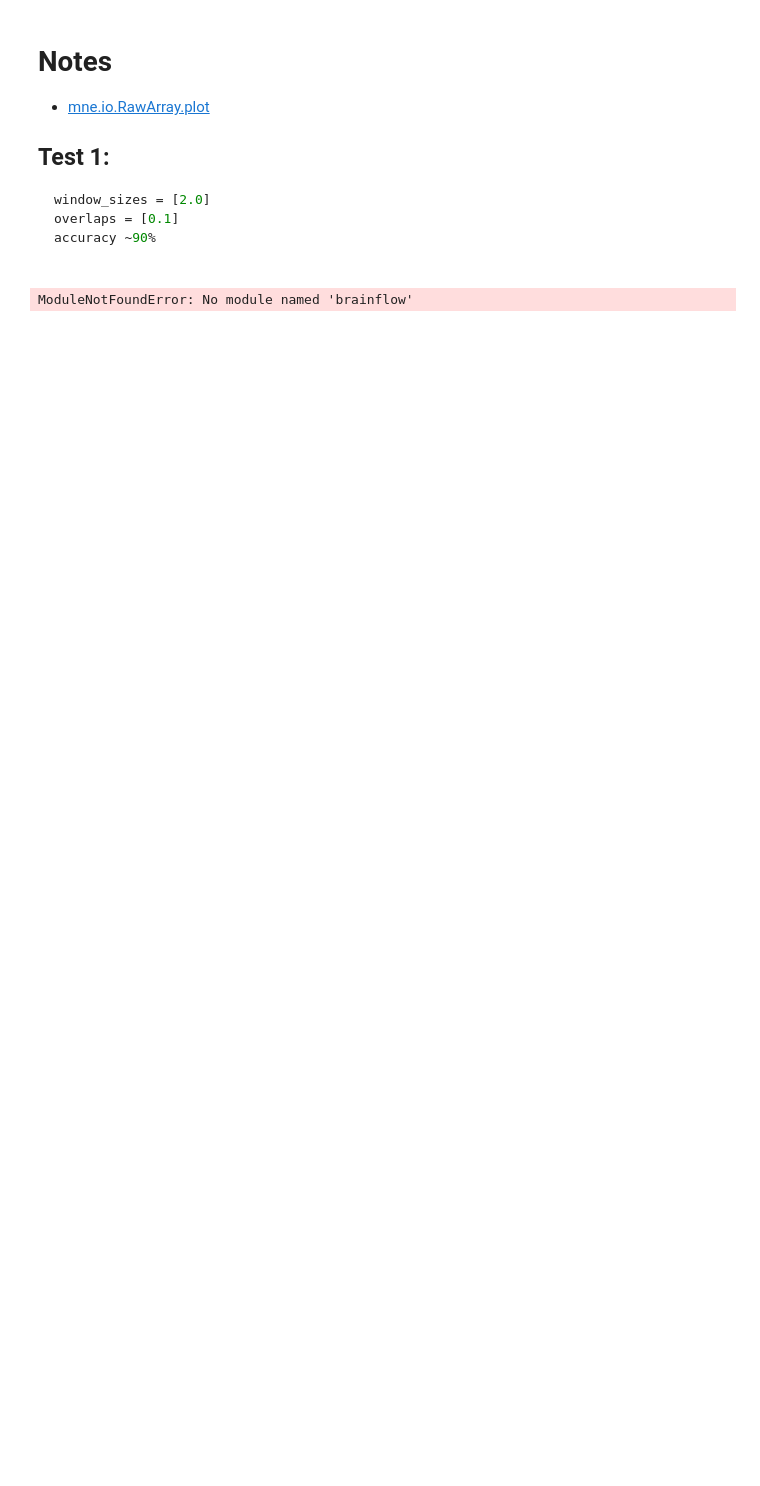
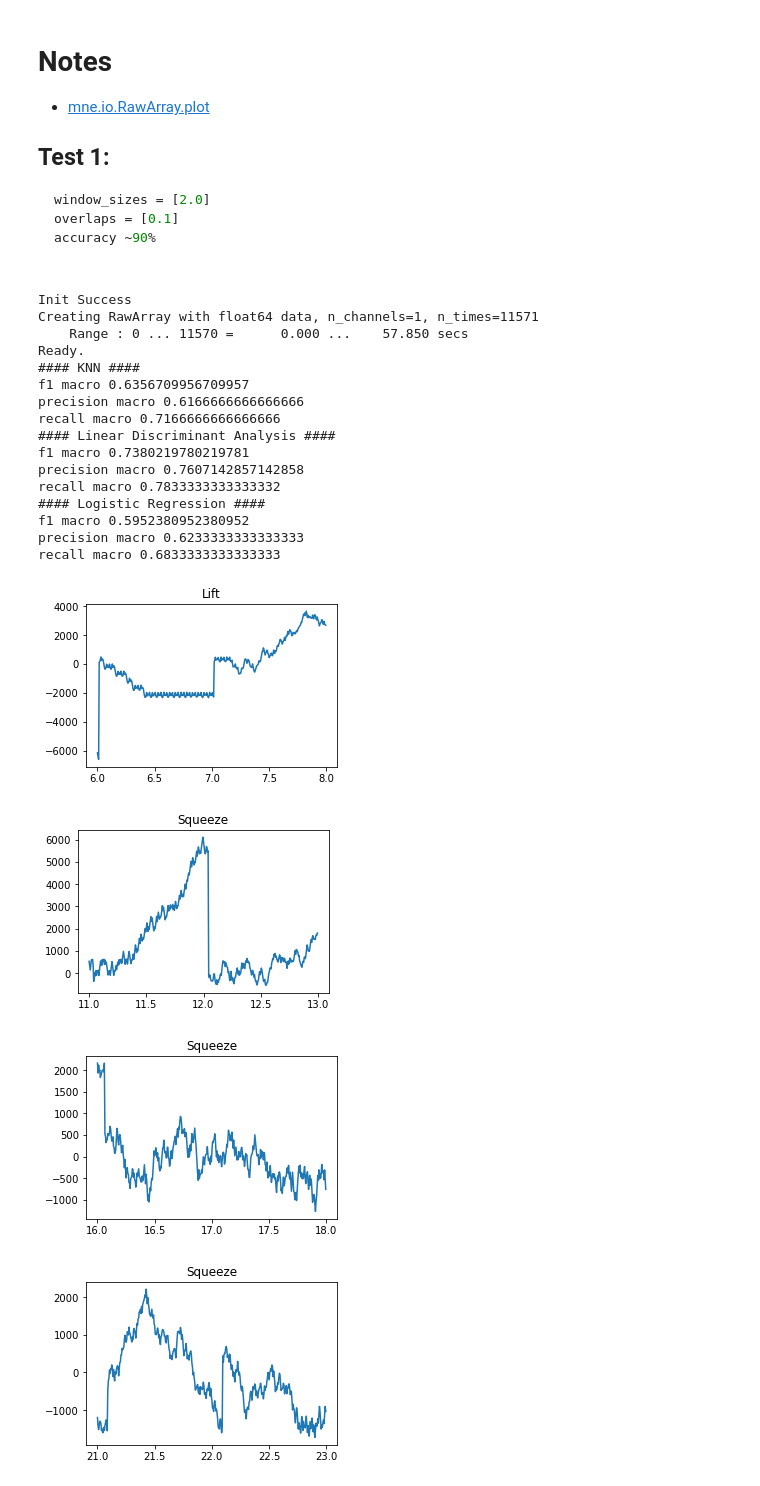
Before and after one commit to htil/PhysioGo, a Jupyter notebook: PhyisoLearn.ipynb, the cells around one changed output. Saved outputs shown, nothing was run; the diff lists cells and outputs as text; code cells hidden in the pictures; blank space fills up the shorter version.

Commit message:
Jupyter is working on my machine
Did some rough testing of my data. I trained with some real bad data, will do some more in the morning for now its time for bed.

```diff
--- a/PhyisoLearn.ipynb
+++ b/PhyisoLearn.ipynb
@@ -233,34 +233,53 @@ class PhysioLearn:
         scores = cross_val_score(model, data[0], data[1], cv=5, scoring='recall_macro', n_jobs=8)
         print('recall macro %s' % str(scores.mean()))
 
 
     def train_lda(self, data):
         model = LinearDiscriminantAnalysis()
         print('#### Linear Discriminant Analysis ####')
         scores = cross_val_score(model, data[0], data[1], cv=5, scoring='f1_macro', n_jobs=8)
         print('f1 macro %s' % str(scores.mean()))
         scores = cross_val_score(model, data[0], data[1], cv=5, scoring='precision_macro', n_jobs=8)
         print('precision macro %s' % str(scores.mean()))
         scores = cross_val_score(model, data[0], data[1], cv=5, scoring='recall_macro', n_jobs=8)
         print('recall macro %s' % str(scores.mean()))
         model.fit(data[0], data[1])
         #self.saveObject(model, "models/lda-emg-lift.pkl")
 
 
 def main():
     event_mapping = {'Rest': 100, 'Lift': 99, 'Squeeze': 98}
     #learn = PhysioLearn(1, "emg", event_mapping, "data/events-gen-cleaned-eve.txt")
-    learn = PhysioLearn("Crawford_EMG_Model", 1, "emg", event_mapping)
-    learn.readFile("data/trial1.csv")
-    learn.createEvents("data/crawfordTEST_events.txt")
+    learn = PhysioLearn("Brisaac_EMG_Model", 1, "emg", event_mapping)
+    learn.readFile("data/B1.csv")
+    learn.createEvents("data/lil_breezy.txt")
     learn.plotEvents(2)
     dataset = learn.featureExtraction([2.0], [0.1])
 
     # Train Model
     learn.train_knn(dataset, 1)
     learn.train_lda(dataset)
     learn.train_regression(dataset)
 
 main()
 # %% [output]
-ModuleNotFoundError: No module named 'brainflow'
+Init Success
+Creating RawArray with float64 data, n_channels=1, n_times=11571
+    Range : 0 ... 11570 =      0.000 ...    57.850 secs
+Ready.
+#### KNN ####
+f1 macro 0.6356709956709957
+precision macro 0.6166666666666666
+recall macro 0.7166666666666666
+#### Linear Discriminant Analysis ####
+f1 macro 0.7380219780219781
+precision macro 0.7607142857142858
+recall macro 0.7833333333333332
+#### Logistic Regression ####
+f1 macro 0.5952380952380952
+precision macro 0.6233333333333333
+recall macro 0.6833333333333333
+[figure, added]
+[figure, added]
+[figure, added]
+[figure, added]
```
Also changed, not shown: parts of 1 cell of this notebook, 4 other files.
